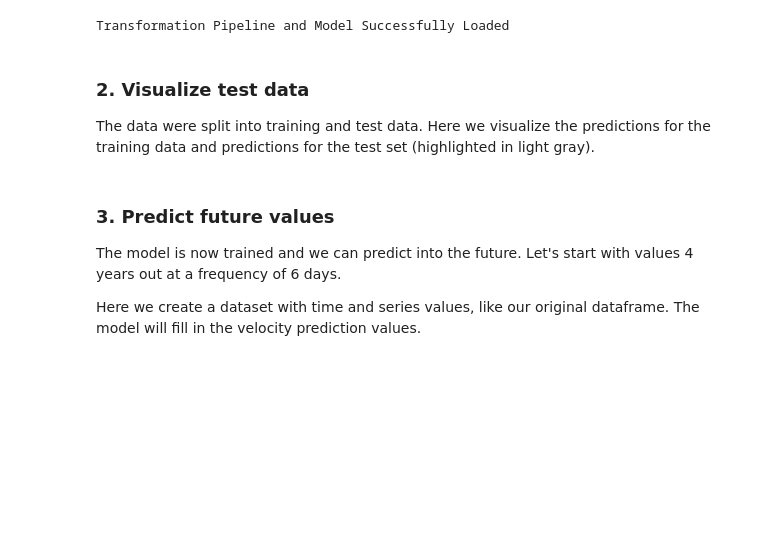
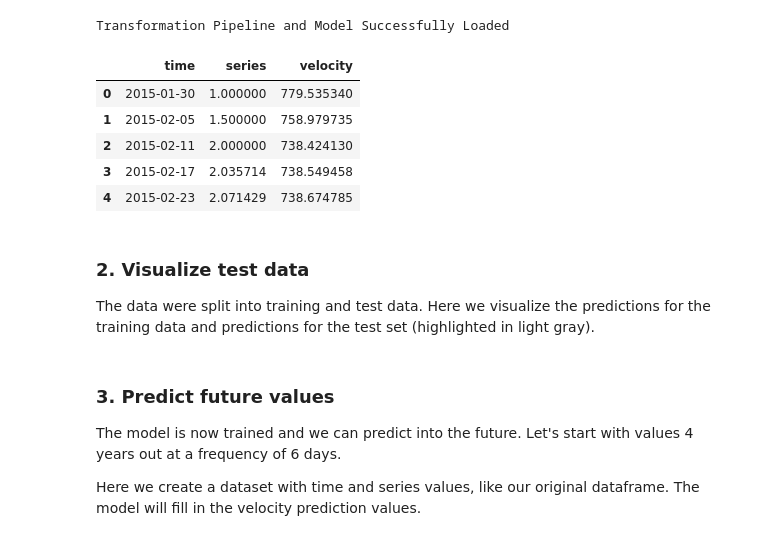
Before and after one commit to cjense/seasonal-icevelocity-prediction, a Jupyter notebook: notebooks/7_predict_values_CML.ipynb, the cells around one changed output. Drawn from its saved outputs; the diff is of its cells as text; code cells hidden in the pictures; blank space fills up the shorter version.

```diff
--- a/notebooks/7_predict_values_CML.ipynb
+++ b/notebooks/7_predict_values_CML.ipynb
@@ -15,9 +31,19 @@ model = load_model('randomforest')
 # %% [output]
 Transformation Pipeline and Model Successfully Loaded
 # %%
-df['date'] = pd.to_datetime(df['time'])  # Ensure date is datetime type
-df = df.set_index('date').resample('6D').mean()  # Resample to every 6 days frequency
+df['time'] = pd.to_datetime(df['time'])  # Ensure date is datetime type
+df = df.set_index('time').resample('6D').mean(numeric_only=True)  # Resample to every 6 days frequency
 df = df.interpolate()  # Interpolate missing values
+
+df.reset_index(inplace=True)
+df.head()
+# %% [output]
+|  | time | series | velocity |
+| 0 | 2015-01-30 | 1.000000 | 779.535340 |
+| 1 | 2015-02-05 | 1.500000 | 758.979735 |
+| 2 | 2015-02-11 | 2.000000 | 738.424130 |
+| 3 | 2015-02-17 | 2.035714 | 738.549458 |
+| 4 | 2015-02-23 | 2.071429 | 738.674785 |
 # %% [markdown]
 ### 2. Visualize test data
 
```
Also changed, not shown: parts of 7 cells of this notebook, 4 other files.
